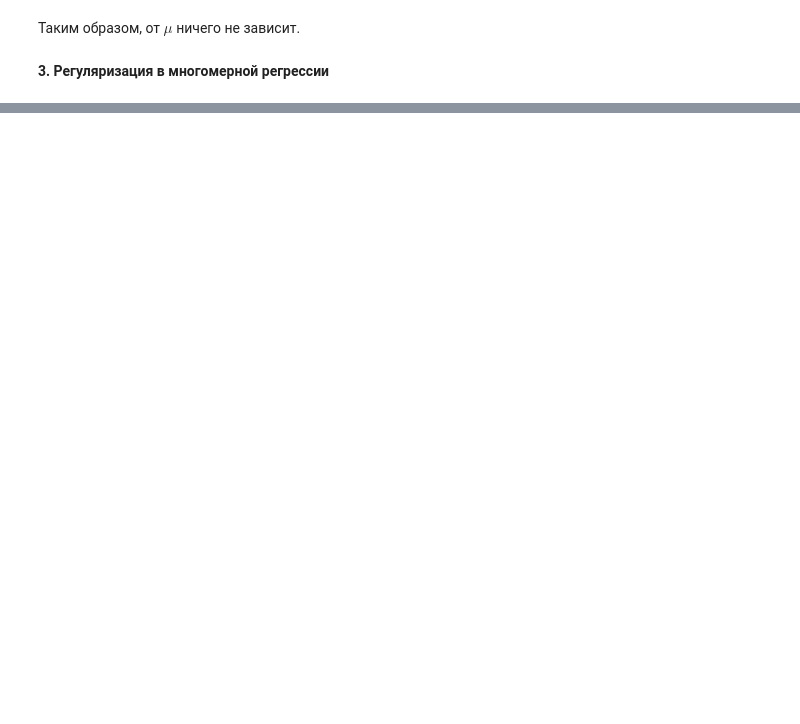
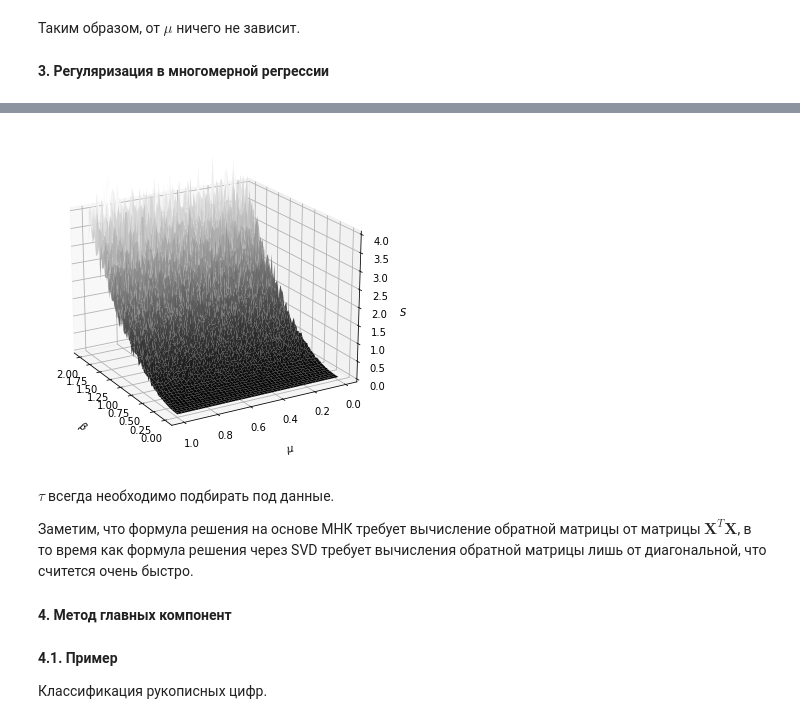
Before and after one commit to vederko-p/ml-first-steps, a Jupyter notebook: seminars/sem 6. Многомерная линейная регрессия. Метод главных компонент/sem6.ipynb, the cells around one changed output, grey strips where cells are left out. Saved outputs shown, nothing was run; the diff lists cells and outputs as text; code cells hidden in the pictures; blank space fills up the shorter version.

```diff
--- a/seminars/sem 6. Многомерная линейная регрессия. Метод главных компонент/sem6.ipynb
+++ b/seminars/sem 6. Многомерная линейная регрессия. Метод главных компонент/sem6.ipynb
@@ -271,0 +371,47 @@ plt.show()
+# %%
+np.random.seed(0)
+mus = np.linspace(0., 1., 100)
+betas = np.linspace(0., 2., 100)
+list_of_errors = dict()
+
+for beta in betas:
+    list_of_errors[str(beta)] = dict()
+    for mu in mus:
+        lambd_new = np.array(lambd)
+        lambd_new[1] = mu * lambd_new[0]
+        d_new = np.sqrt(lambd_new)
+        D_new = np.eye(len(d_new))*d_new
+        X_new = V@D_new@U
+
+        y = X_new@W_true + beta*np.random.randn(l, K)
+
+        W = np.linalg.inv(X_new.T@X_new)@X_new.T@y
+
+        list_of_errors[str(beta)][str(mu)] = ((y - X_new@W)**2).mean()
+# %%
+BETAS, MUS = np.meshgrid(betas, mus)
+scores = np.zeros_like(BETAS)
+for i in range(len(BETAS)):
+    for j in range(len(BETAS[i])):
+        scores[i][j] = list_of_errors[str(BETAS[i][j])][str(MUS[i][j])]
+
+fig = plt.figure(figsize=(14.0, 6.0))
+ax = plt.axes(projection='3d')
+ax.plot_surface(BETAS, MUS, scores, cmap='gist_gray', alpha=0.99)
+ax.set_xlabel(r'$\beta$', labelpad=14), ax.set_ylabel(r'$\mu$', labelpad=14)
+ax.set_zlabel(r'$S$'), ax.set_zlim((0, 4)), ax.view_init(20, 150)
+
+plt.show()
+# %% [output]
+[figure, added]
+# %% [markdown]
+$\tau$ всегда необходимо подбирать под данные.
+
+
+Заметим, что формула решения на основе МНК требует вычисление обратной матрицы от матрицы $\mathbf{X}^T\mathbf{X}$, в то время как формула решения через SVD требует вычисления обратной матрицы лишь от диагональной, что считется очень быстро.
+# %% [markdown]
+**4. Метод главных компонент**
+# %% [markdown]
+**4.1. Пример**
+
+Классификация рукописных цифр.
```
Also changed, not shown: parts of 47 cells of this notebook.
